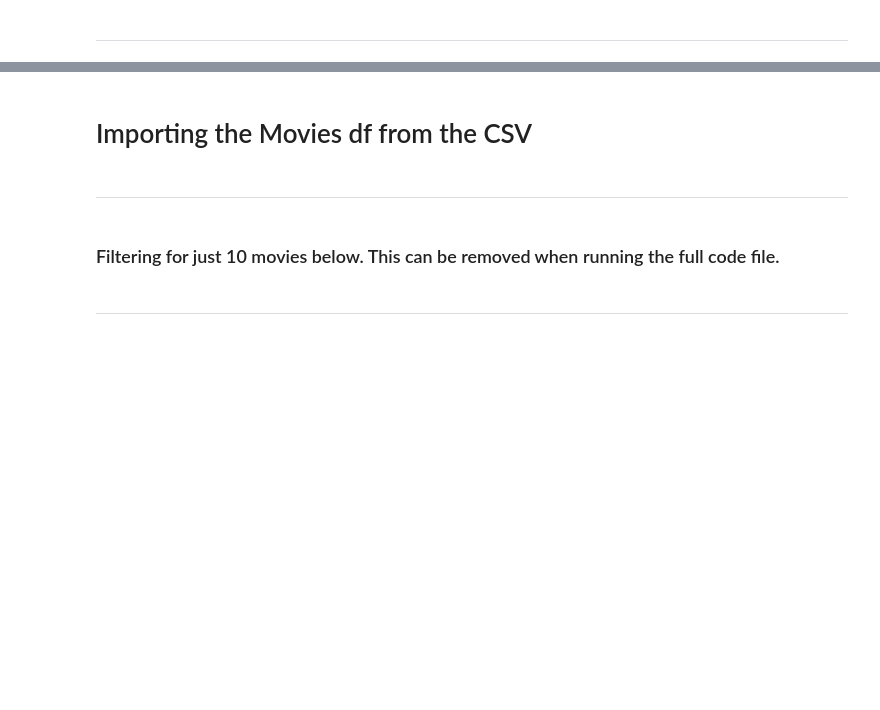
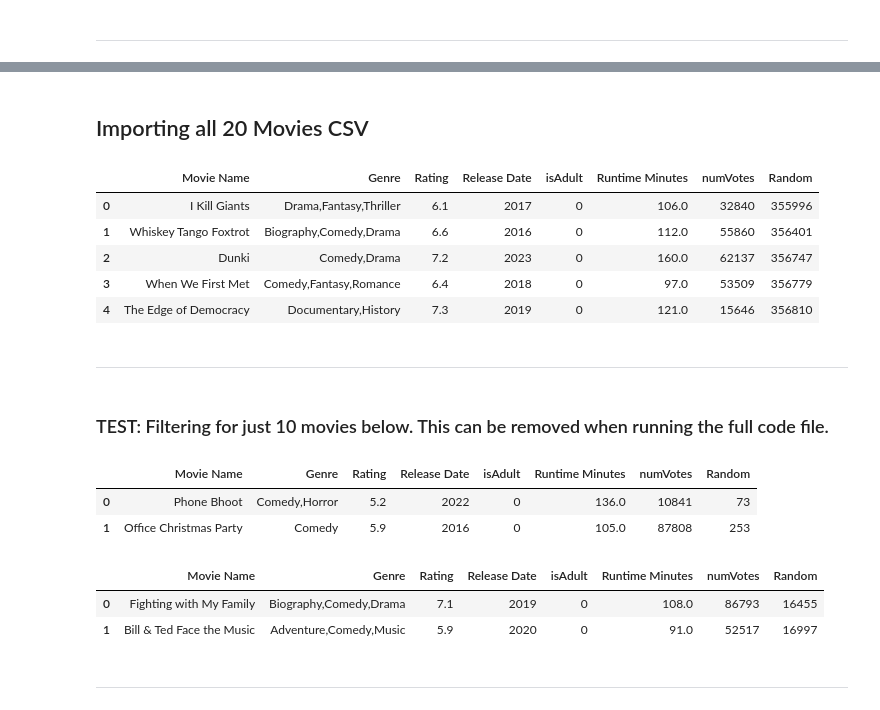
Before and after one commit to shreyashguptas/IMDb_movie_review_sentiment_analysis, a Jupyter notebook: IMDb_webscrapping_script.ipynb, the cells around one changed output, grey strips where cells are left out. Drawn from its saved outputs; the diff is of its cells as text; code cells hidden in the pictures; blank space fills up the shorter version.

```diff
--- a/IMDb_webscrapping_script.ipynb
+++ b/IMDb_webscrapping_script.ipynb
@@ -178 +217,16 @@ IMDb_movies_df.head(10)
+# %%
+# divide the IMDb_movies_df into 20 separate dataframes with 50 rows each and save them as separate CSV files with the naming convention "IMDb_movies_df_1.csv", "IMDb_movies_df_2.csv", "IMDb_movies_df_3.csv", and so on in the location '/Users/shreyashgupta/Library/CloudStorage/OneDrive-UniversityofArkansas/MSEA/2nd Semester - MSEA/ECON 5823 - ECONOMIC ANALYTICS II/Project Code file/IMDb_movie_review_sentiment_analysis/20_movies_datasets'
+import os
+
+# Create the directory
+directory = '/Users/shreyashgupta/Library/CloudStorage/OneDrive-UniversityofArkansas/MSEA/2nd Semester - MSEA/ECON 5823 - ECONOMIC ANALYTICS II/Project Code file/IMDb_movie_review_sentiment_analysis/20_movies_datasets'
+if not os.path.exists(directory):
+    os.makedirs(directory)
+
+# Split the dataframe into 20 separate dataframes
+for i in range(20):
+    start = i * 50
+    end = (i + 1) * 50
+    df = IMDb_movies_df.iloc[start:end]
+    df.to_csv(f'{directory}/IMDb_movies_df_{i + 1}.csv', index=False)
 # %%
@@ -212,2 +247,2 @@ array(['Action,Adventure,Fantasy', 'Action,Crime,Drama',
 # %% [markdown]
-# Importing the Movies df from the CSV
+## Importing all 20 Movies CSV
@@ -216,0 +270,23 @@ IMDb_movies_small_df = pd.read_csv('/Users/shreyashgupta/Library/CloudStorage/On
+# %%
+# Defining all dataframes as variables
+
+imdb_movies_df_1 = dataframes['IMDb_movies_df_1']
+imdb_movies_df_2 = dataframes['IMDb_movies_df_2']
+imdb_movies_df_3 = dataframes['IMDb_movies_df_3']
+imdb_movies_df_4 = dataframes['IMDb_movies_df_4']
+imdb_movies_df_5 = dataframes['IMDb_movies_df_5']
+imdb_movies_df_6 = dataframes['IMDb_movies_df_6']
+imdb_movies_df_7 = dataframes['IMDb_movies_df_7']
+imdb_movies_df_8 = dataframes['IMDb_movies_df_8']
+imdb_movies_df_9 = dataframes['IMDb_movies_df_9']
+imdb_movies_df_10 = dataframes['IMDb_movies_df_10']
+imdb_movies_df_11 = dataframes['IMDb_movies_df_11']
+imdb_movies_df_12 = dataframes['IMDb_movies_df_12']
+imdb_movies_df_13 = dataframes['IMDb_movies_df_13']
+imdb_movies_df_14 = dataframes['IMDb_movies_df_14']
+imdb_movies_df_15 = dataframes['IMDb_movies_df_15']
+imdb_movies_df_16 = dataframes['IMDb_movies_df_16']
+imdb_movies_df_17 = dataframes['IMDb_movies_df_17']
+imdb_movies_df_18 = dataframes['IMDb_movies_df_18']
+imdb_movies_df_19 = dataframes['IMDb_movies_df_19']
+imdb_movies_df_20 = dataframes['IMDb_movies_df_20']
@@ -217,5 +302,14 @@ IMDb_movies_small_df = pd.read_csv('/Users/shreyashgupta/Library/CloudStorage/On
+# %%
+imdb_movies_df_20.head(5)
+# %% [output]
+|  | Movie Name | Genre | Rating | Release Date | isAdult | Runtime Minutes | numVotes | Random |
+| 0 | I Kill Giants | Drama,Fantasy,Thriller | 6.1 | 2017 | 0 | 106.0 | 32840 | 355996 |
+| 1 | Whiskey Tango Foxtrot | Biography,Comedy,Drama | 6.6 | 2016 | 0 | 112.0 | 55860 | 356401 |
+| 2 | Dunki | Comedy,Drama | 7.2 | 2023 | 0 | 160.0 | 62137 | 356747 |
+| 3 | When We First Met | Comedy,Fantasy,Romance | 6.4 | 2018 | 0 | 97.0 | 53509 | 356779 |
+| 4 | The Edge of Democracy | Documentary,History | 7.3 | 2019 | 0 | 121.0 | 15646 | 356810 |
 # %% [markdown]
 ---
 # %% [markdown]
-### Filtering for just 10 movies below. This can be removed when running the full code file.
+### TEST: Filtering for just 10 movies below. This can be removed when running the full code file.
 # %%
@@ -224,3 +321,15 @@ IMDb_movies_small_df = IMDb_movies_df.head(2)
+# %%
+IMDb_movies_small_df_1
+# %% [output]
+|  | Movie Name | Genre | Rating | Release Date | isAdult | Runtime Minutes | numVotes | Random |
+| 0 | Phone Bhoot | Comedy,Horror | 5.2 | 2022 | 0 | 136.0 | 10841 | 73 |
+| 1 | Office Christmas Party | Comedy | 5.9 | 2016 | 0 | 105.0 | 87808 | 253 |
+# %%
+IMDb_movies_small_df_2
+# %% [output]
+|  | Movie Name | Genre | Rating | Release Date | isAdult | Runtime Minutes | numVotes | Random |
+| 0 | Fighting with My Family | Biography,Comedy,Drama | 7.1 | 2019 | 0 | 108.0 | 86793 | 16455 |
+| 1 | Bill & Ted Face the Music | Adventure,Comedy,Music | 5.9 | 2020 | 0 | 91.0 | 52517 | 16997 |
 # %% [markdown]
 -----
 # %% [markdown]
```
Also changed, not shown: parts of 29 cells of this notebook, 27 other files.
